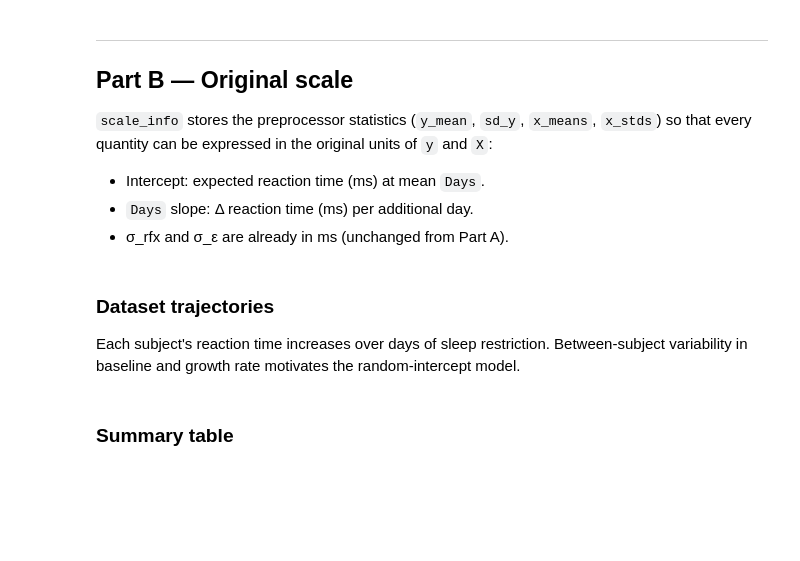
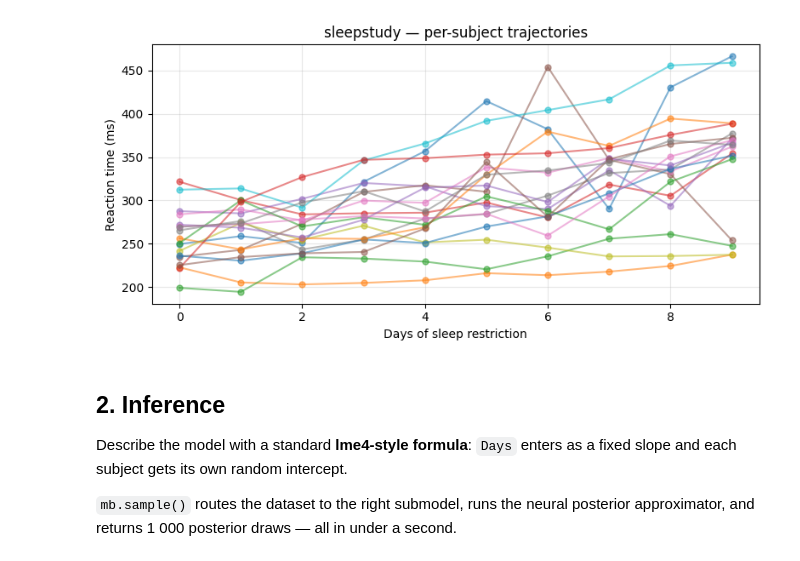
Before and after one commit to adkipnis/metabeta, a Jupyter notebook: demos/intro.ipynb, the cells around one changed output. Drawn from its saved outputs; the diff is of its cells as text; code cells hidden in the pictures; blank space fills up the shorter version.

```diff
--- a/demos/intro.ipynb
+++ b/demos/intro.ipynb
@@ -58,7 +31,8 @@ on these standardized values internally.
 # %%
-prep = mb.prepareData(df, formula=FORMULA, fit_preprocessor=True, stage='preprocessed')
+df = pd.read_parquet('../metabeta/datasets/from-r/parquet/sleep.parquet')
 
-print('Keys     :', list(prep.keys()))
-print(f"Shape    : n={prep['n']}, m={prep['m']}, d={prep['d']}")
-print(f"y scale  : mean={float(prep['y_mean']):.2f}, sd={float(prep['sd_y']):.2f}")
-print(f"Columns  : {prep['columns'].tolist()}")
+prep = mb.prepareData(
+    df, formula='y ~ Days + (1 | group)', fit_preprocessor=True, stage='preprocessed'
+)
+print(f"observations : {prep['n']}   groups : {prep['m']}   predictors : {prep['d']}")
+print(f"y            : mean = {float(prep['y_mean']):.1f} ms,  SD = {float(prep['sd_y']):.1f} ms")
@@ -169,30 +42,21 @@ mb.plotPPD(result)
-# %% [markdown]
----
-
-## Part B — Original scale
-
-`scale_info` stores the preprocessor statistics (`y_mean`, `sd_y`, `x_means`, `x_stds`)
-so that every quantity can be expressed in the original units of `y` and `X`:
-- Intercept: expected reaction time (ms) at mean `Days`.
-- `Days` slope: Δ reaction time (ms) per additional day.
-- σ_rfx and σ_ε are already in ms (unchanged from Part A).
-# %% [markdown]
-### Dataset trajectories
-
-Each subject's reaction time increases over days of sleep restriction.  Between-subject
-variability in baseline and growth rate motivates the random-intercept model.
 # %%
-import matplotlib.pyplot as plt
-
-fig, ax = plt.subplots(figsize=(8, 5))
+fig, ax = plt.subplots(figsize=(8, 4))
 for _, grp in df.groupby('group'):
     ax.plot(grp['Days'], grp['y'], 'o-', alpha=0.55, lw=1.5, ms=5)
 ax.set_xlabel('Days of sleep restriction')
 ax.set_ylabel('Reaction time (ms)')
-ax.set_title('sleepstudy: per-subject trajectories (N=18)')
-ax.grid(alpha=0.4)
+ax.set_title('sleepstudy — per-subject trajectories')
+ax.grid(alpha=0.3)
 ax.set_axisbelow(True)
 plt.tight_layout()
 plt.show()
+# %% [output]
+[figure, added]
-# %% [markdown]
-### Summary table
+# %% [markdown]
+## 2. Inference
+
+Describe the model with a standard **lme4-style formula**: `Days` enters as a fixed slope
+and each subject gets its own random intercept.
+
+`mb.sample()` routes the dataset to the right submodel, runs the neural posterior
+approximator, and returns 1 000 posterior draws — all in under a second.
```
Also changed, not shown: parts of 30 cells of this notebook.
